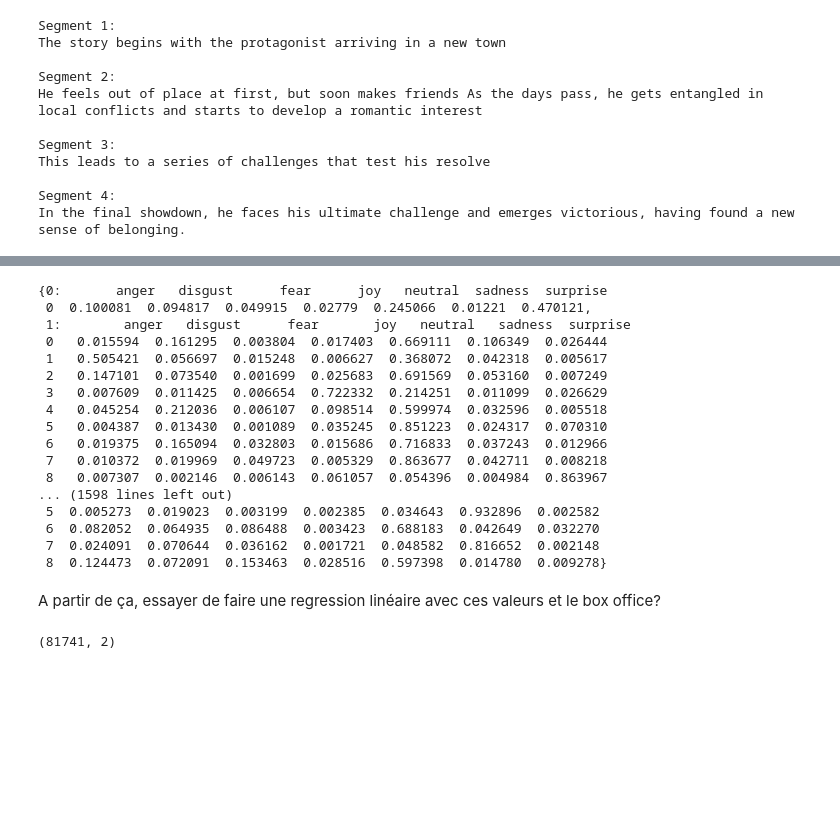
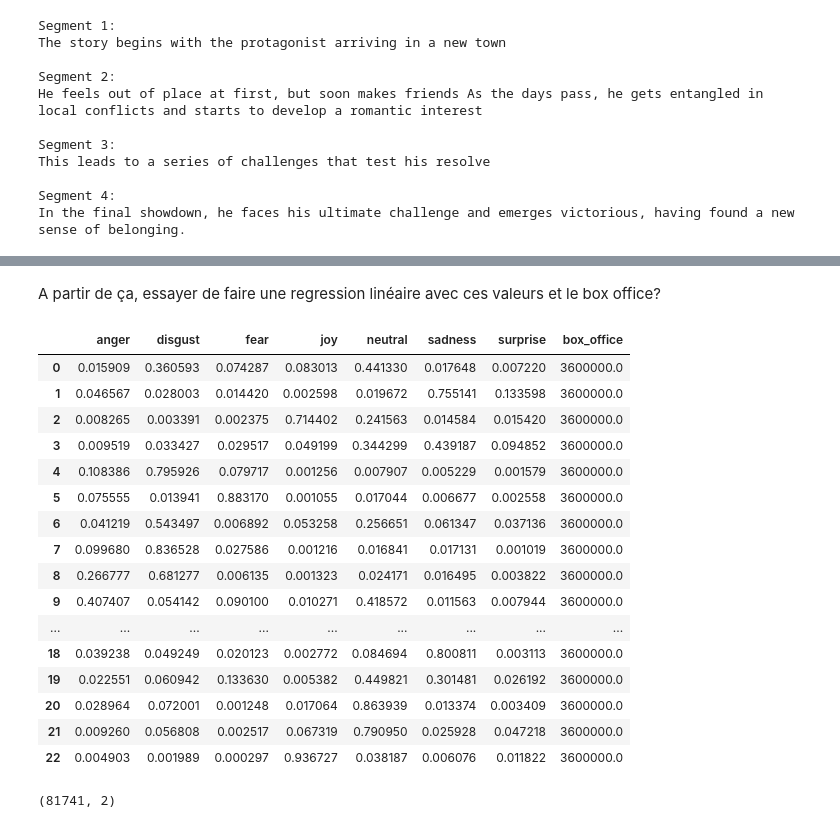
Before and after one commit to epfl-ada/ada-2024-project-dataffoneurs, a Jupyter notebook: data_exploration.ipynb, the cells around one changed output, grey strips where cells are left out. Saved outputs shown, nothing was run; the diff lists cells and outputs as text; code cells hidden in the pictures; blank space fills up the shorter version.

```diff
--- a/data_exploration.ipynb
+++ b/data_exploration.ipynb
@@ -471,7 +473,6 @@ df_metadata = pd.read_csv(src_folder + 'movie.metadata.tsv', sep='\t', header=No
                                             'Movie_languages_(Freebase ID:name tuples)', 'Movie_countries_(Freebase ID:name tuples)',
                                            'Movie_genres_(Freebase ID:name tuples)'])
 # %%
-
 classifier = pipeline("text-classification", model="j-hartmann/emotion-english-distilroberta-base", return_all_scores=True)
 model = SentenceTransformer('paraphrase-MiniLM-L6-v2')
 
@@ -510,34 +511,37 @@ def process_summary(summary, threshold=0.5):
 # Assuming you have a main DataFrame df_summaries with a 'summary' column
 # Process each summary and store the result as a dictionary of DataFrames
 summary_dfs = {}  # To store DataFrames for each summary
-df_summaries = df_test_clean.copy(deep=True).iloc[:100]
-for idx, row in tqdm(df_summaries.iterrows()):
+df_summaries = df_summary_box_office.copy(deep=True).iloc[:5]
+for idx, (_, row) in tqdm(enumerate(df_summaries.iterrows())):
     summary_text = row['summary']
     df_summary = process_summary(summary_text)
+    df_summary['box_office'] = row['Movie_box_office_revenue']
     summary_dfs[idx] = df_summary  # Save the DataFrame by index or summary ID
 
 # Display an example DataFrame for the first summary
-summary_dfs
+#summary_dfs = list(summary_dfs.values())
-# %% [output]
-{0:       anger   disgust      fear      joy   neutral  sadness  surprise
- 0  0.100081  0.094817  0.049915  0.02779  0.245066  0.01221  0.470121,
- 1:        anger   disgust      fear       joy   neutral   sadness  surprise
- 0   0.015594  0.161295  0.003804  0.017403  0.669111  0.106349  0.026444
- 1   0.505421  0.056697  0.015248  0.006627  0.368072  0.042318  0.005617
- 2   0.147101  0.073540  0.001699  0.025683  0.691569  0.053160  0.007249
- 3   0.007609  0.011425  0.006654  0.722332  0.214251  0.011099  0.026629
- 4   0.045254  0.212036  0.006107  0.098514  0.599974  0.032596  0.005518
- 5   0.004387  0.013430  0.001089  0.035245  0.851223  0.024317  0.070310
- 6   0.019375  0.165094  0.032803  0.015686  0.716833  0.037243  0.012966
- 7   0.010372  0.019969  0.049723  0.005329  0.863677  0.042711  0.008218
- 8   0.007307  0.002146  0.006143  0.061057  0.054396  0.004984  0.863967
-... (1598 lines left out)
- 5  0.005273  0.019023  0.003199  0.002385  0.034643  0.932896  0.002582
- 6  0.082052  0.064935  0.086488  0.003423  0.688183  0.042649  0.032270
- 7  0.024091  0.070644  0.036162  0.001721  0.048582  0.816652  0.002148
- 8  0.124473  0.072091  0.153463  0.028516  0.597398  0.014780  0.009278}
 # %% [markdown]
 A partir de ça, essayer de faire une regression linéaire avec ces valeurs et le box office?
+# %%
+summary_dfs[1]
+# %% [output]
+|  | anger | disgust | fear | joy | neutral | sadness | surprise | box_office |
+| 0 | 0.015909 | 0.360593 | 0.074287 | 0.083013 | 0.441330 | 0.017648 | 0.007220 | 3600000.0 |
+| 1 | 0.046567 | 0.028003 | 0.014420 | 0.002598 | 0.019672 | 0.755141 | 0.133598 | 3600000.0 |
+| 2 | 0.008265 | 0.003391 | 0.002375 | 0.714402 | 0.241563 | 0.014584 | 0.015420 | 3600000.0 |
+| 3 | 0.009519 | 0.033427 | 0.029517 | 0.049199 | 0.344299 | 0.439187 | 0.094852 | 3600000.0 |
+| 4 | 0.108386 | 0.795926 | 0.079717 | 0.001256 | 0.007907 | 0.005229 | 0.001579 | 3600000.0 |
+| 5 | 0.075555 | 0.013941 | 0.883170 | 0.001055 | 0.017044 | 0.006677 | 0.002558 | 3600000.0 |
+| 6 | 0.041219 | 0.543497 | 0.006892 | 0.053258 | 0.256651 | 0.061347 | 0.037136 | 3600000.0 |
+| 7 | 0.099680 | 0.836528 | 0.027586 | 0.001216 | 0.016841 | 0.017131 | 0.001019 | 3600000.0 |
+| 8 | 0.266777 | 0.681277 | 0.006135 | 0.001323 | 0.024171 | 0.016495 | 0.003822 | 3600000.0 |
+| 9 | 0.407407 | 0.054142 | 0.090100 | 0.010271 | 0.418572 | 0.011563 | 0.007944 | 3600000.0 |
+| ... | ... | ... | ... | ... | ... | ... | ... | ... |
+| 18 | 0.039238 | 0.049249 | 0.020123 | 0.002772 | 0.084694 | 0.800811 | 0.003113 | 3600000.0 |
+| 19 | 0.022551 | 0.060942 | 0.133630 | 0.005382 | 0.449821 | 0.301481 | 0.026192 | 3600000.0 |
+| 20 | 0.028964 | 0.072001 | 0.001248 | 0.017064 | 0.863939 | 0.013374 | 0.003409 | 3600000.0 |
+| 21 | 0.009260 | 0.056808 | 0.002517 | 0.067319 | 0.790950 | 0.025928 | 0.047218 | 3600000.0 |
+| 22 | 0.004903 | 0.001989 | 0.000297 | 0.936727 | 0.038187 | 0.006076 | 0.011822 | 3600000.0 |
 # %%
 df_summary_box_office = pd.concat([df_test_clean['summary'], df_metadata['Movie_box_office_revenue']], axis=1)
 print(df_summary_box_office.shape)
```
Also changed, not shown: parts of 10 cells of this notebook.
